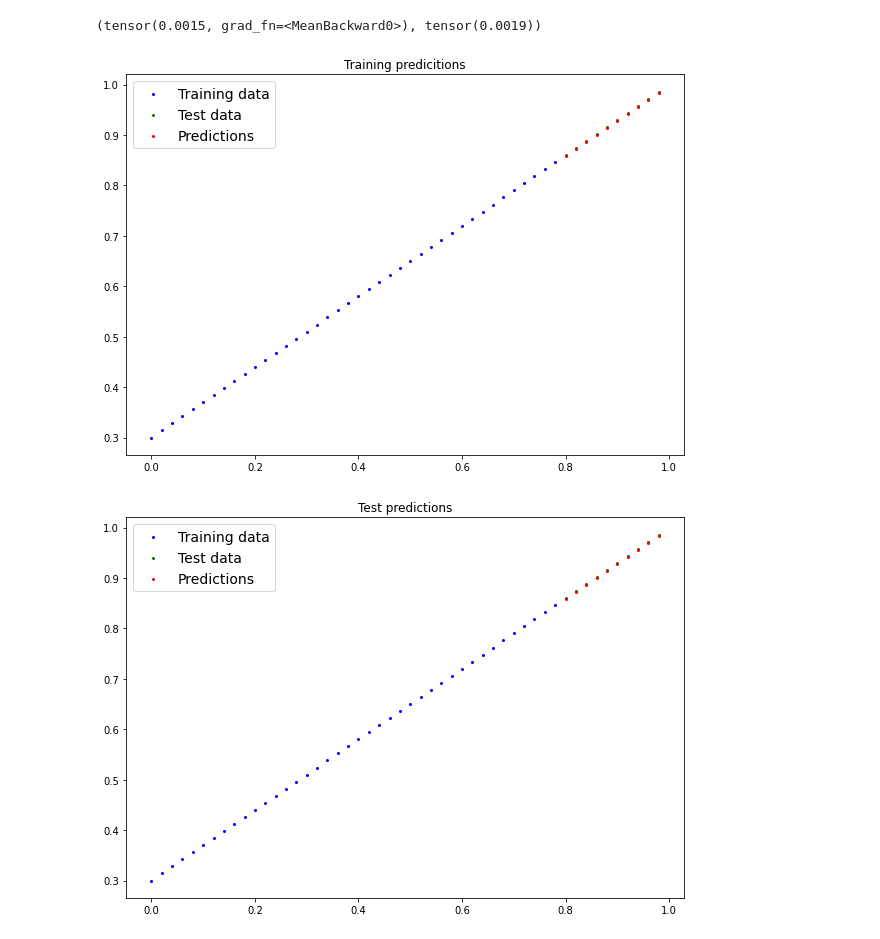
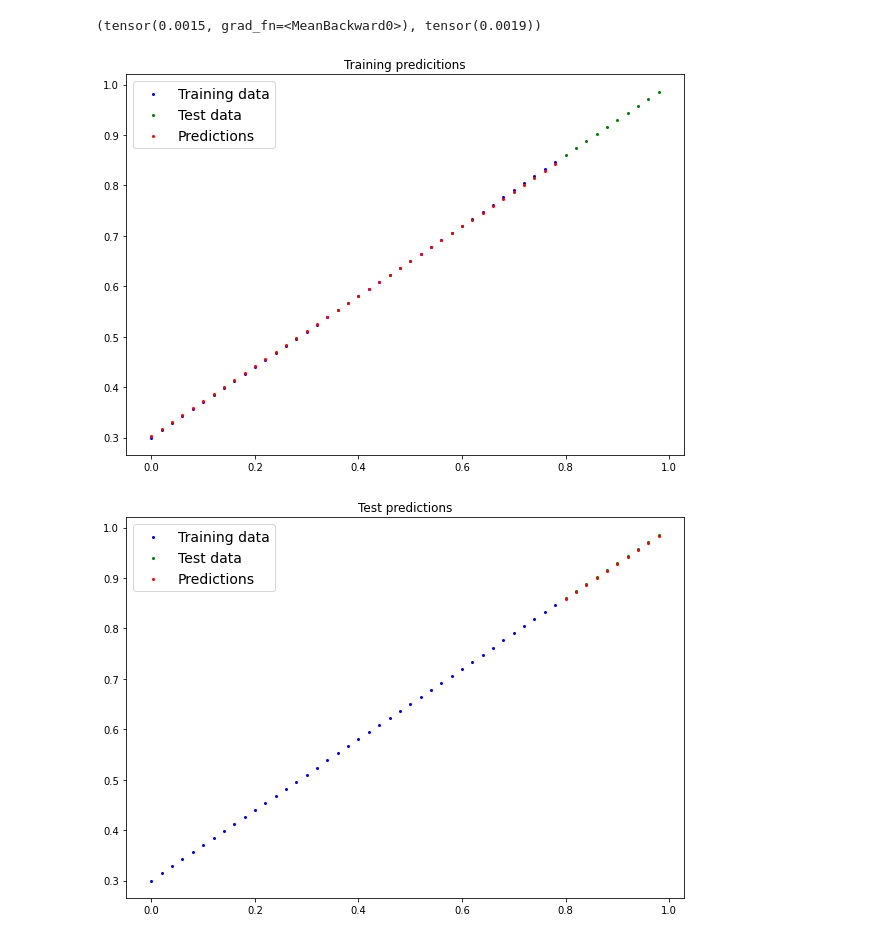
Before and after one commit to MananShukla7/Pytorch-CV, a Jupyter notebook: 02_Pytoch_Workflow.ipynb, the cells around one changed output. Drawn from its saved outputs; the diff is of its cells as text; code cells hidden in the pictures.

```diff
--- a/02_Pytoch_Workflow.ipynb
+++ b/02_Pytoch_Workflow.ipynb
@@ -108,7 +108,7 @@ def plot_predictions(train_data=X_train,
 
   if p_train is not None:
     plt.title("Training predictions")
-    plt.scatter(test_data,p_train,c="r",s=4,label="Predictions")
+    plt.scatter(train_data,p_train,c="r",s=4,label="Predictions")
 
   #Are there preds?
   if p_test is not None:
@@ -346,11 +346,11 @@ loss_0,test_loss
 # %% [output]
 (tensor(0.0015, grad_fn=<MeanBackward0>), tensor(0.0019))
 # %%
-plot_predictions(p_train=y_pred_test_0.detach().numpy())
+plot_predictions(p_train=y_pred_train_0.detach().numpy())
 plt.title("Training predicitions")
 plt.show()
 # %% [output]
-[figure, old version]
+[figure, new version]
 # %%
 plot_predictions(p_test=y_pred_test_0.detach().numpy())
 plt.show()
```
Also changed, not shown: parts of 39 cells of this notebook.
